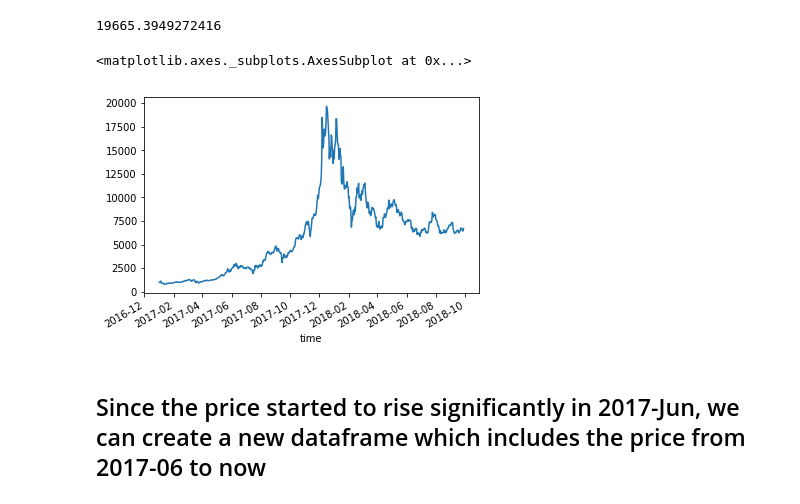
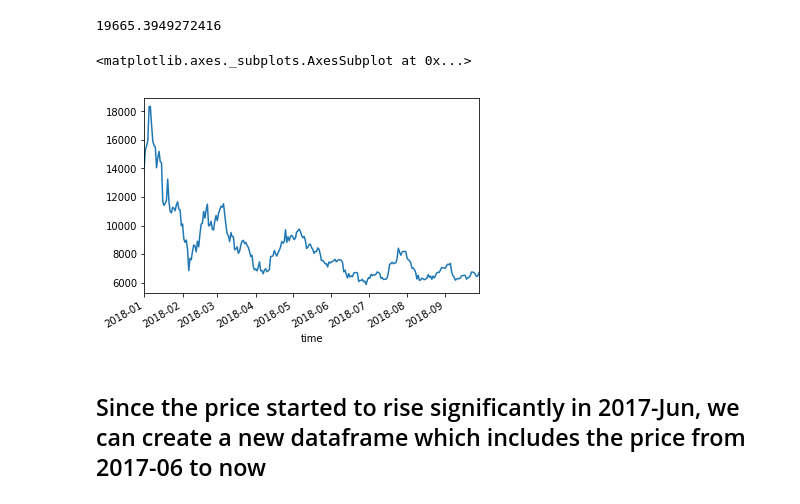
Before and after one commit to asheliao/BitcoinCrawler, a Jupyter notebook: Bitcoin Crawler and Notification.ipynb, the cells around one changed output. Drawn from its saved outputs; the diff is of its cells as text; code cells hidden in the pictures.

```diff
--- a/Bitcoin Crawler and Notification.ipynb
+++ b/Bitcoin Crawler and Notification.ipynb
@@ -64,6 +65,7 @@ df
 # %%
-df = df.drop(columns="snapped_at")
-df = df.drop(columns="time")
+df = df.drop("snapped_at", axis=1)
+# %%
+df = df.drop("time", axis=1)
 # %%
 df
 # %% [output]
@@ -102,10 +104,10 @@ df["price"].max()
 # %% [output]
 19665.3949272416
 # %%
-df["price"]["2017-01-01":"2018-09-28"].plot()
+df["price"]["2018-01-01":"2018-09-28"].plot()
 # %% [output]
 <matplotlib.axes._subplots.AxesSubplot at 0x...>
-[figure, old version]
+[figure, new version]
 # %% [markdown]
 ## Since the price started to rise significantly in 2017-Jun, we can create a new dataframe which includes the price from 2017-06 to now
 # %%
```
Also changed, not shown: parts of 29 cells of this notebook.
